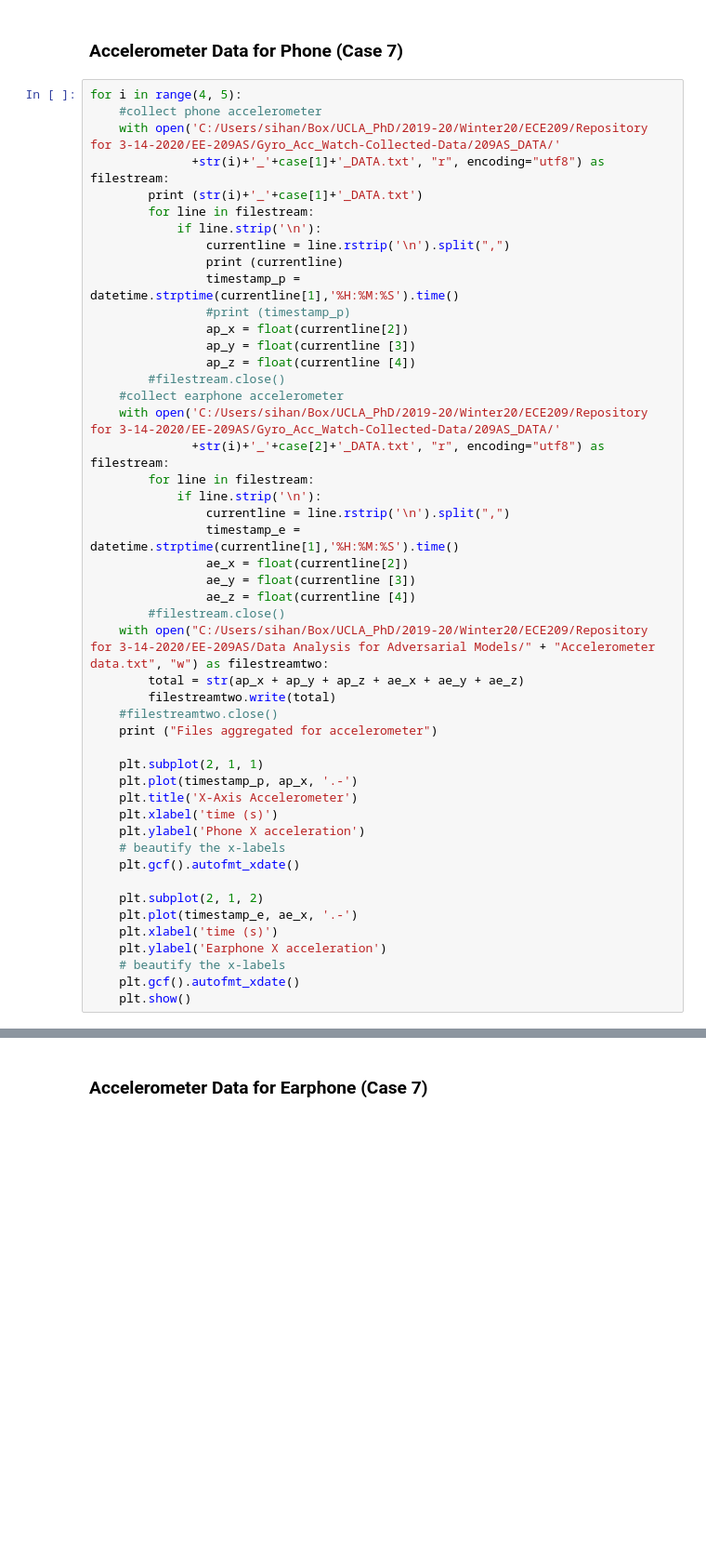
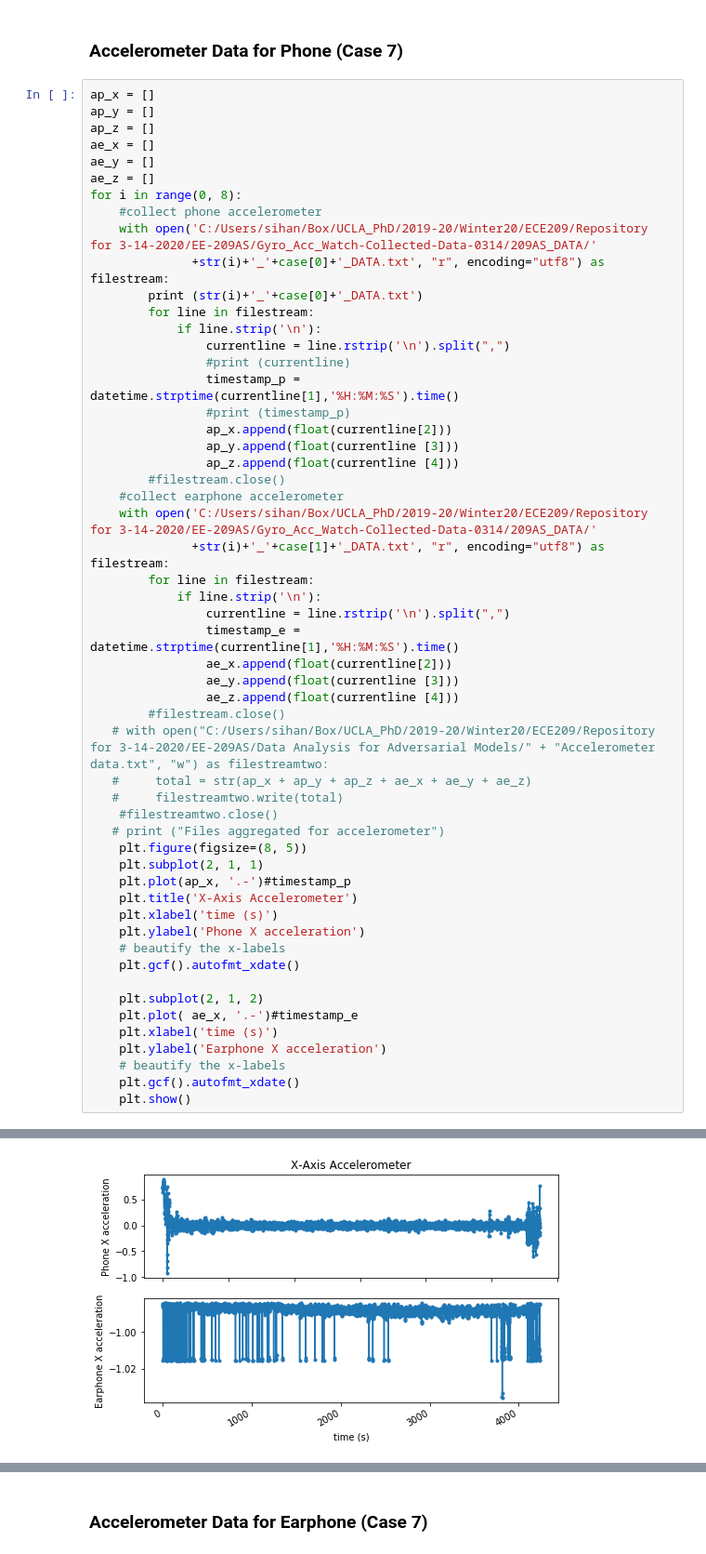
Before and after one commit to HannaHojaiji/EE-209AS, a Jupyter notebook: Data Analysis for Adversarial Models/Data Analysis.ipynb, the cells around one changed output, grey strips where cells are left out. Shown: that part at 93% size. Cells and saved outputs as stored; diff of their text form; blank space fills up the shorter version.

Commit message:
Data Analysis done

```diff
--- a/Data Analysis for Adversarial Models/Data Analysis.ipynb
+++ b/Data Analysis for Adversarial Models/Data Analysis.ipynb
@@ -13,40 +13,46 @@ case = ['PHONE_ACC','eSENSE_ACC','PHONE_GYRO', 'eSENSE_GYRO']
 # %% [markdown]
 ### Accelerometer Data for Phone (Case 7)
 # %%
-for i in range(4, 5):
+ap_x = []
+ap_y = []
+ap_z = []
+ae_x = []
+ae_y = []
+ae_z = []
+for i in range(0, 8):
     #collect phone accelerometer
-    with open('C:/Users/sihan/Box/UCLA_PhD/2019-20/Winter20/ECE209/Repository for 3-14-2020/EE-209AS/Gyro_Acc_Watch-Collected-Data/209AS_DATA/'
-              +str(i)+'_'+case[1]+'_DATA.txt', "r", encoding="utf8") as filestream:
-        print (str(i)+'_'+case[1]+'_DATA.txt')
+    with open('C:/Users/sihan/Box/UCLA_PhD/2019-20/Winter20/ECE209/Repository for 3-14-2020/EE-209AS/Gyro_Acc_Watch-Collected-Data-0314/209AS_DATA/'
+              +str(i)+'_'+case[0]+'_DATA.txt', "r", encoding="utf8") as filestream:
+        print (str(i)+'_'+case[0]+'_DATA.txt')
         for line in filestream:
             if line.strip('\n'):
                 currentline = line.rstrip('\n').split(",")
-                print (currentline)
+                #print (currentline)
                 timestamp_p = datetime.strptime(currentline[1],'%H:%M:%S').time()
                 #print (timestamp_p)
-                ap_x = float(currentline[2])
-                ap_y = float(currentline [3])
-                ap_z = float(currentline [4])
+                ap_x.append(float(currentline[2]))
+                ap_y.append(float(currentline [3]))
+                ap_z.append(float(currentline [4]))
         #filestream.close()
     #collect earphone accelerometer
-    with open('C:/Users/sihan/Box/UCLA_PhD/2019-20/Winter20/ECE209/Repository for 3-14-2020/EE-209AS/Gyro_Acc_Watch-Collected-Data/209AS_DATA/'
-              +str(i)+'_'+case[2]+'_DATA.txt', "r", encoding="utf8") as filestream:
+    with open('C:/Users/sihan/Box/UCLA_PhD/2019-20/Winter20/ECE209/Repository for 3-14-2020/EE-209AS/Gyro_Acc_Watch-Collected-Data-0314/209AS_DATA/'
+              +str(i)+'_'+case[1]+'_DATA.txt', "r", encoding="utf8") as filestream:
         for line in filestream:
             if line.strip('\n'):
                 currentline = line.rstrip('\n').split(",")
                 timestamp_e = datetime.strptime(currentline[1],'%H:%M:%S').time()
-                ae_x = float(currentline[2])
-                ae_y = float(currentline [3])
-                ae_z = float(currentline [4])
+                ae_x.append(float(currentline[2]))
+                ae_y.append(float(currentline [3]))
+                ae_z.append(float(currentline [4]))
         #filestream.close()
-    with open("C:/Users/sihan/Box/UCLA_PhD/2019-20/Winter20/ECE209/Repository for 3-14-2020/EE-209AS/Data Analysis for Adversarial Models/" + "Accelerometer data.txt", "w") as filestreamtwo:
-        total = str(ap_x + ap_y + ap_z + ae_x + ae_y + ae_z)
-        filestreamtwo.write(total)
+   # with open("C:/Users/sihan/Box/UCLA_PhD/2019-20/Winter20/ECE209/Repository for 3-14-2020/EE-209AS/Data Analysis for Adversarial Models/" + "Accelerometer data.txt", "w") as filestreamtwo:
+   #     total = str(ap_x + ap_y + ap_z + ae_x + ae_y + ae_z)
+   #     filestreamtwo.write(total)
     #filestreamtwo.close()
-    print ("Files aggregated for accelerometer")
-
+   # print ("Files aggregated for accelerometer")
+    plt.figure(figsize=(8, 5))
     plt.subplot(2, 1, 1)
-    plt.plot(timestamp_p, ap_x, '.-')
+    plt.plot(ap_x, '.-')#timestamp_p
     plt.title('X-Axis Accelerometer')
     plt.xlabel('time (s)')
     plt.ylabel('Phone X acceleration')
@@ -54,7 +60,7 @@ for i in range(4, 5):
     plt.gcf().autofmt_xdate()
 
     plt.subplot(2, 1, 2)
-    plt.plot(timestamp_e, ae_x, '.-')
+    plt.plot( ae_x, '.-')#timestamp_e
     plt.xlabel('time (s)')
     plt.ylabel('Earphone X acceleration')
     # beautify the x-labels
@@ -80,0 +71 @@ for i in range(4, 5):
+[figure, added]
```
Also changed, not shown: parts of 2 cells of this notebook, 1 other file.
